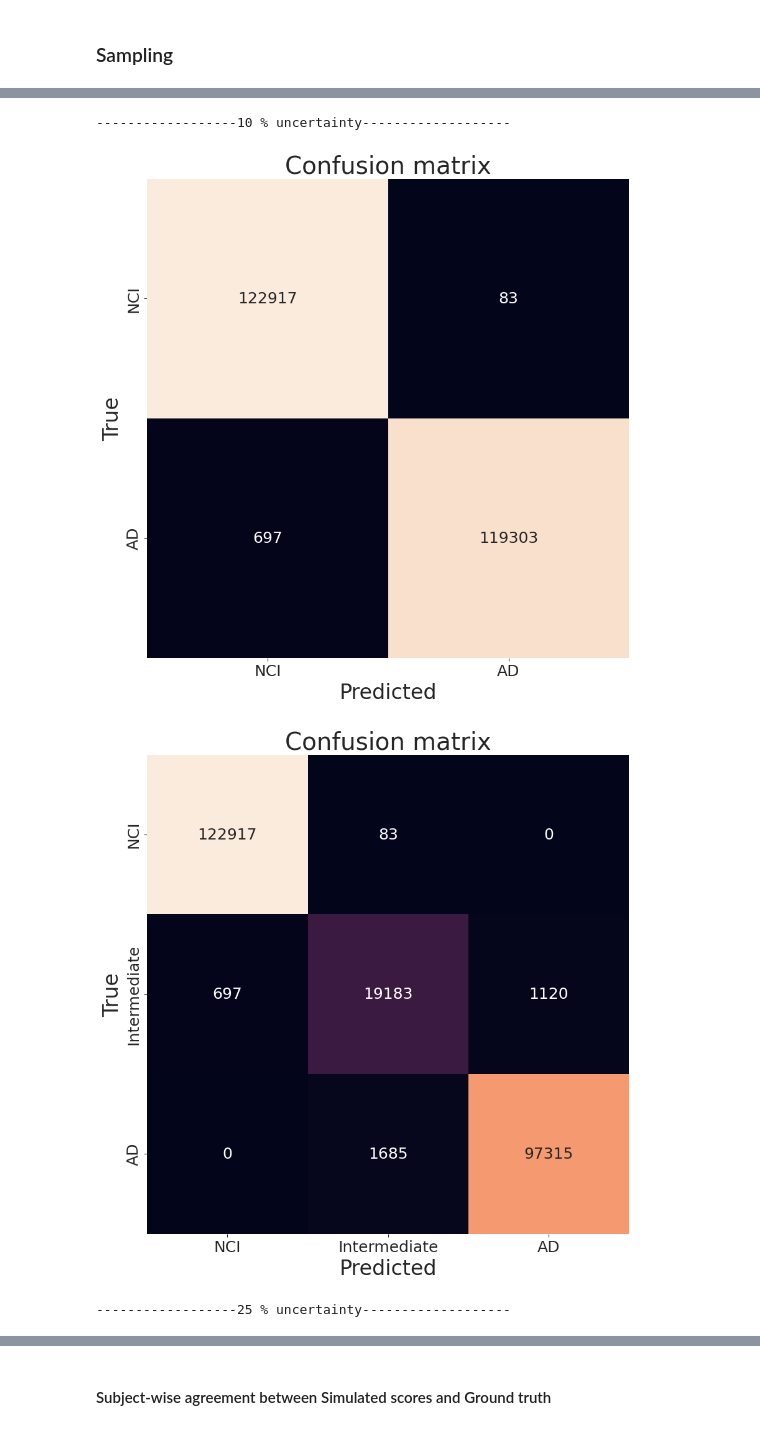
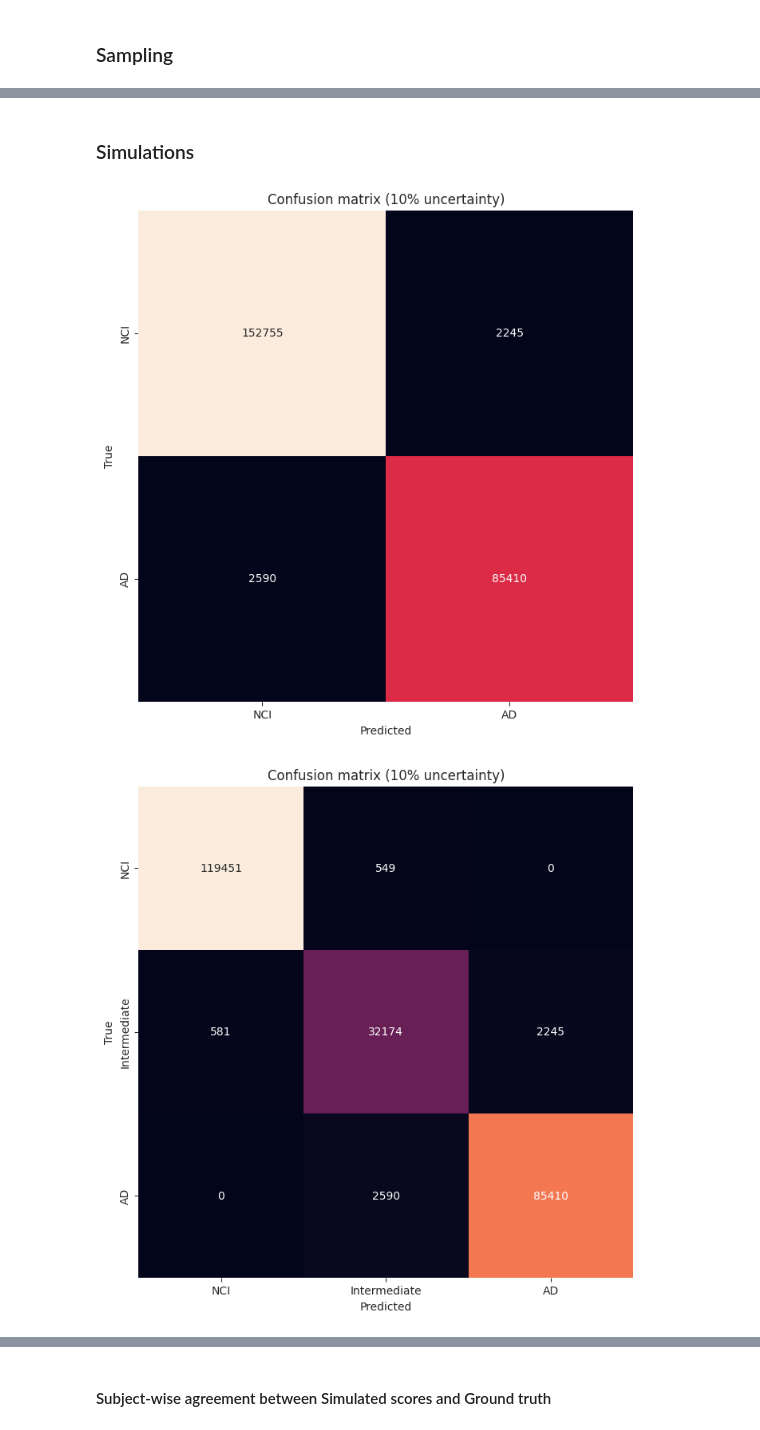
Before and after one commit to Translational-HDPM/T-HDPM_uncertainty_analysis, a Jupyter notebook: notebooks/distribution_based_subject_level_analysis.ipynb, the cells around one changed output, grey strips where cells are left out. Saved outputs shown, nothing was run; the diff lists cells and outputs as text; code cells hidden in the pictures.

```diff
--- a/notebooks/distribution_based_subject_level_analysis.ipynb
+++ b/notebooks/distribution_based_subject_level_analysis.ipynb
@@ -132,3 +133,3 @@ stds = patients_df.std(axis=1)
 # %%
-z_scores_df = patients_df.apply(lambda x: z_score(x, means, stds))
+z_scores_df = patients_df.apply(lambda x: z_score(x, means_orig, stds_orig))
 # %%
@@ -753,2 +523,0 @@ print(dist_fitting_results["best_fit"].isna().sum(), dist_fitting_results_ad["be
-# %%
-i, j = np.random.randint(0, patients_df.shape[0]), np.random.randint(0, patients_df.shape[1])
@@ -835,9 +567,7 @@ def simulate_sampling_experiment(
             uncertainty: float,
             n_samples: int,
             coefficients: np.ndarray | pd.Series,
-            continuous_dist_fitting_results: pd.DataFrame,
-            num_patients: int = 243,
-            n_features: int = 967
+            best_fit_distributions: pd.Series
     ) -> tuple[SingleThresholdResults, DualThresholdResults, np.ndarray, np.ndarray, np.ndarray, np.ndarray]:
     """
     Perform simulation experiments for single and dual thresholds, return the predicted and ground truth classes
@@ -853,6 +583,8 @@ def simulate_sampling_experiment(
     pred_probs = []
     pred_pos_subscores, pred_neg_subscores = [], []
 
+    n_features, num_patients = patients_df.shape
+
     # Single and dual threshold result variables
     single_thres_res = SingleThresholdResults()
     dual_thres_res = DualThresholdResults()
@@ -865,16 +597,15 @@ def simulate_sampling_experiment(
             mean = patients_df.iloc[i, j]
 
             # Pick the best distribution for each gene based on a suitable criterion (variance to mean ratio, VMR)
-            if continuous_dist_fitting_results.loc[gene, "vmr"] > 1 and (uncertainty / 100) ** 2.0 > 1/mean:
-                best_dist = "NB"
-            elif continuous_dist_fitting_results.loc[gene, "best_fit"]:
-                best_dist = continuous_dist_fitting_results.loc[gene, "best_fit"]
-            else:
-                best_dist = "GAMMA"
+            best_fit_dist = best_fit_distributions[gene]
+            if best_fit_dist is None:
+                best_fit_dist = "NEGATIVE BINOMIAL"
+            if best_fit_dist == "NEGATIVE BINOMIAL" and (uncertainty / 100) ** 2.0 <= 1/mean:
+                best_fit_dist = "LOGNORMAL"
 
             # Sample from distribution
-            match best_dist:
-                case "NB":
+            match best_fit_dist:
+                case "NEGATIVE BINOMIAL":
                     samples[i] = sample_negative_binomial_mean_rsd(mean, uncertainty / 100.0, n_samples)
                 case "LOGNORMAL":
                     samples[i] = sample_lognormal_mean_rsd(mean, uncertainty / 100.0, n_samples)
@@ -994,0 +716,11 @@ for uncertainty in uncertainties:
+# %%
+res_1_diff_cls = simulate_multiple_uncertainties(z_scores_df, uncertainties,
+                                    thres_low=thres_1, thres_high=thres_2, single_thres=single_thres, coefficients=coefficients,
+                                    best_fit_distributions=dist_fitting_results["best_fit"], diff_class_lim=1,
+                                    n_samples=n_samples)
+res = simulate_multiple_uncertainties(z_scores_df, uncertainties,
+                                    thres_low=thres_1, thres_high=thres_2, single_thres=single_thres, coefficients=coefficients,
+                                    best_fit_distributions=dist_fitting_results["best_fit"], diff_class_lim=int(0.10*n_samples),
+                                    n_samples=n_samples)
+# %% [markdown]
+### Simulations
@@ -997,13 +731,11 @@ single_thres_cnf_mats = {}
 dual_thres_cnf_mats = {}
 # %%
 for uncertainty in uncertainties:
-    single_thres_cnf_mats[uncertainty] = confusion_matrix(single_thres_gt_arrs[uncertainty], single_thres_pred_arrs[uncertainty])
-    dual_thres_cnf_mats[uncertainty] = confusion_matrix(dual_thres_gt_arrs[uncertainty], dual_thres_pred_arrs[uncertainty])
-    print(f"------------------{uncertainty} % uncertainty-------------------")
-    plot_confusion_matrix(single_thres_cnf_mats[uncertainty], ["NCI", "AD"])
-    plot_confusion_matrix(dual_thres_cnf_mats[uncertainty], ["NCI", "Intermediate", "AD"])
+    title = f"Confusion matrix ({uncertainty}% uncertainty)"
+    single_thres_cnf_mats[uncertainty] = confusion_matrix(res.single_thres_gt_arrs[uncertainty], res.single_thres_pred_arrs[uncertainty])
+    dual_thres_cnf_mats[uncertainty] = confusion_matrix(res.dual_thres_gt_arrs[uncertainty], res.dual_thres_pred_arrs[uncertainty])
+    plot_confusion_matrix(single_thres_cnf_mats[uncertainty], ["NCI", "AD"], title)
+    plot_confusion_matrix(dual_thres_cnf_mats[uncertainty], ["NCI", "Intermediate", "AD"], title)
 # %% [output]
-------------------10 % uncertainty-------------------
-[figure, old version]
+[figure, new version]
-[figure, old version]
+[figure, new version]
-------------------25 % uncertainty-------------------
```
Also changed, not shown: parts of 84 cells of this notebook, 2 other files.
